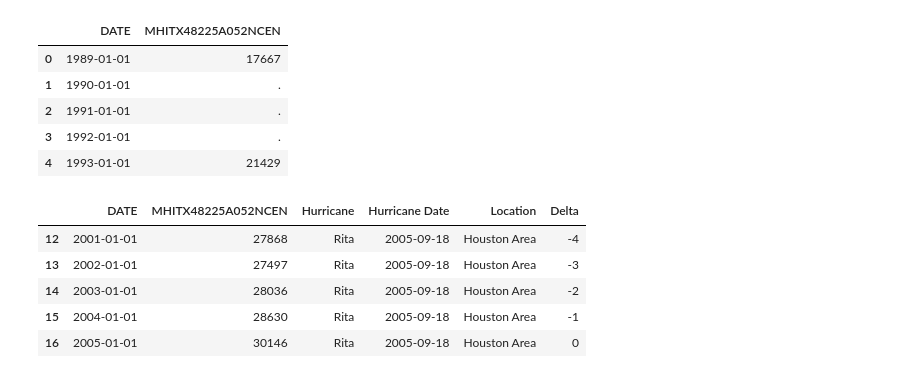
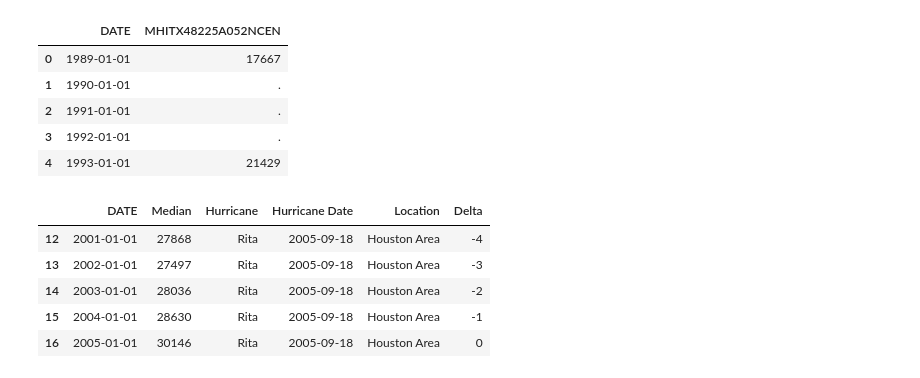
Before and after one commit to mchrzanowski27/Project1, a Jupyter notebook: Project 1 Data Rita.ipynb, the cells around one changed output. Drawn from its saved outputs; the diff is of its cells as text; code cells hidden in the pictures.

```diff
--- a/Project 1 Data Rita.ipynb
+++ b/Project 1 Data Rita.ipynb
@@ -198,28 +198,28 @@ rita_median_df.head()
 # %%
 # remove rows prior to 1990
 
 rita_median_df['DATE'] = pd.to_datetime(rita_median_df['DATE'])
 
 rita_median_df = rita_median_df[rita_median_df["DATE"] >= '2001-01-01']
 
 #Add hurricane, year, location
 
 rita_median_df[['Hurricane','Hurricane Date','Location']] = pd.DataFrame([['Rita','2005-09-18','Houston Area']], index = rita_median_df.index)
 
 rita_median_df['Hurricane Date'] = pd.to_datetime(rita_median_df['Hurricane Date'])
 
 
 #We will need to show data from multiple years, so delta from hurricane best option
 rita_median_df['Delta'] = ((rita_median_df['DATE'] - rita_median_df['Hurricane Date']).dt.days/365)
 
 rita_median_df['Delta'] = rita_median_df['Delta'].astype(int)
 
 #Rename column
-rita_median_df = rita_median_df.rename(columns={'TXHOUS5URN': 'Unemployment'})
+rita_median_df = rita_median_df.rename(columns={'MHITX48225A052NCEN': 'Median'})
 
 rita_median_df.head()
 # %% [output]
-|  | DATE | MHITX48225A052NCEN | Hurricane | Hurricane Date | Location | Delta |
+|  | DATE | Median | Hurricane | Hurricane Date | Location | Delta |
 | 12 | 2001-01-01 | 27868 | Rita | 2005-09-18 | Houston Area | -4 |
 | 13 | 2002-01-01 | 27497 | Rita | 2005-09-18 | Houston Area | -3 |
 | 14 | 2003-01-01 | 28036 | Rita | 2005-09-18 | Houston Area | -2 |
```
Also changed, not shown: parts of 4 cells of this notebook, 22 other files.
